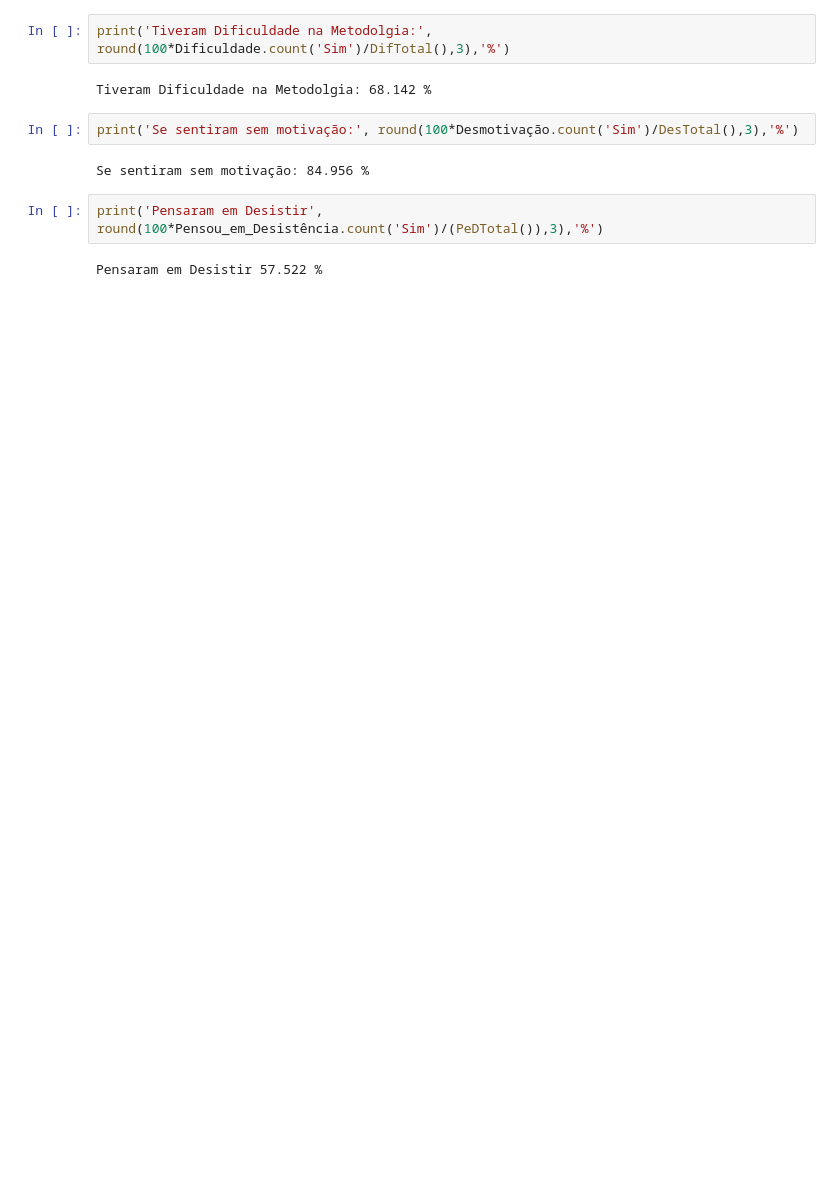
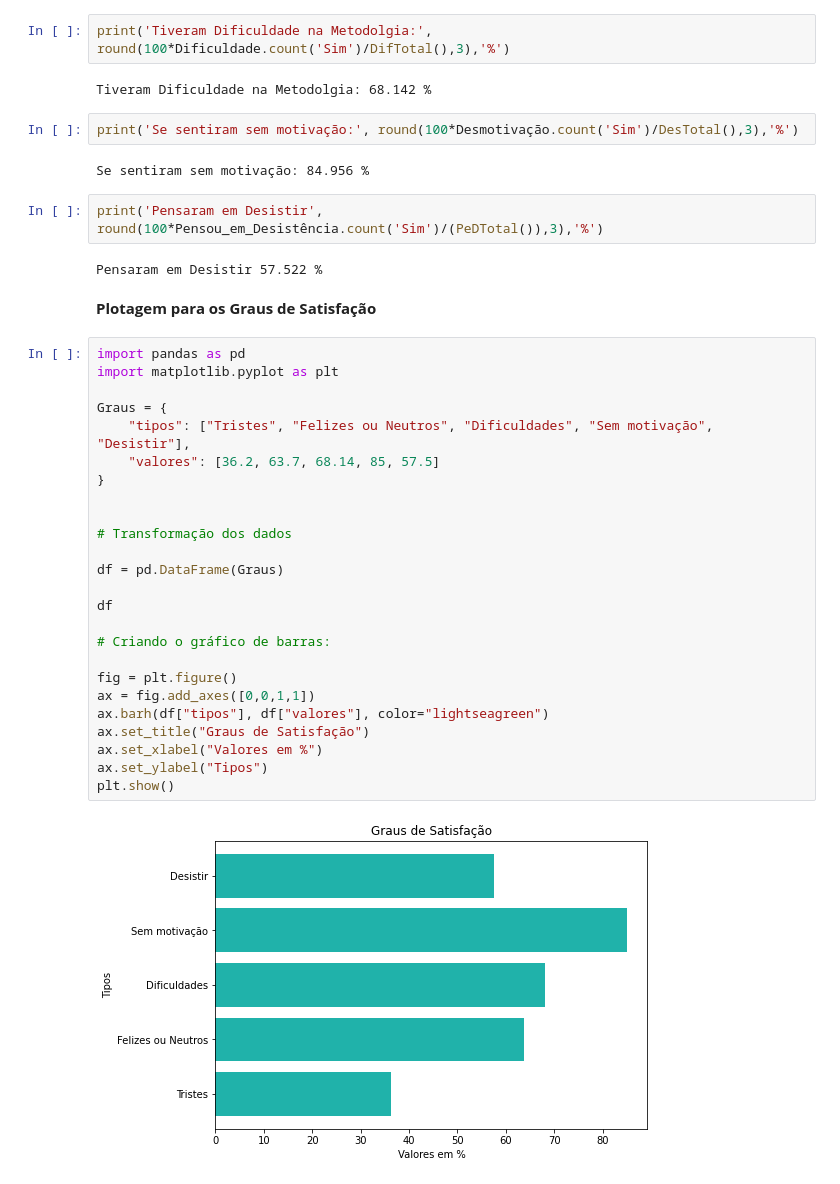
Before and after one commit to CarlosJozala/Analise_de_Satisfacao_Ensino_Remoto_UEA, a Jupyter notebook: Projeto_de_Probabilidade_e_Estatística(10_12).ipynb, the cells around one changed output. Drawn from its saved outputs; the diff is of its cells as text; blank space fills up the shorter version.

```diff
--- a/Projeto_de_Probabilidade_e_Estatística(10_12).ipynb
+++ b/Projeto_de_Probabilidade_e_Estatística(10_12).ipynb
@@ -178,3 +207,32 @@ Se sentiram sem motivação: 84.956 %
 print('Pensaram em Desistir', round(100*Pensou_em_Desistência.count('Sim')/(PeDTotal()),3),'%')
 # %% [output]
 Pensaram em Desistir 57.522 %
+# %% [markdown]
+**Plotagem para os Graus de Satisfação**
+# %%
+import pandas as pd
+import matplotlib.pyplot as plt
+
+Graus = {
+    "tipos": ["Tristes", "Felizes ou Neutros", "Dificuldades", "Sem motivação", "Desistir"],
+    "valores": [36.2, 63.7, 68.14, 85, 57.5]
+}
+
+
+# Transformação dos dados
+
+df = pd.DataFrame(Graus)
+
+df
+
+# Criando o gráfico de barras:
+
+fig = plt.figure()
+ax = fig.add_axes([0,0,1,1])
+ax.barh(df["tipos"], df["valores"], color="lightseagreen")
+ax.set_title("Graus de Satisfação")
+ax.set_xlabel("Valores em %")
+ax.set_ylabel("Tipos")
+plt.show()
+# %% [output]
+[figure, added]
```
Also changed, not shown: parts of 6 cells of this notebook.
